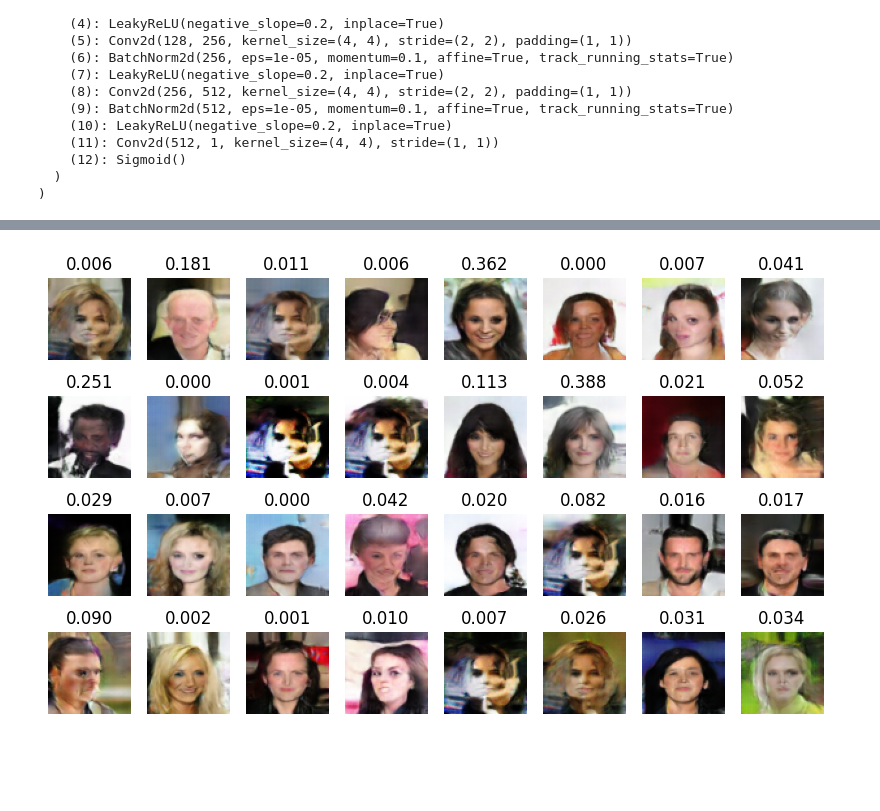
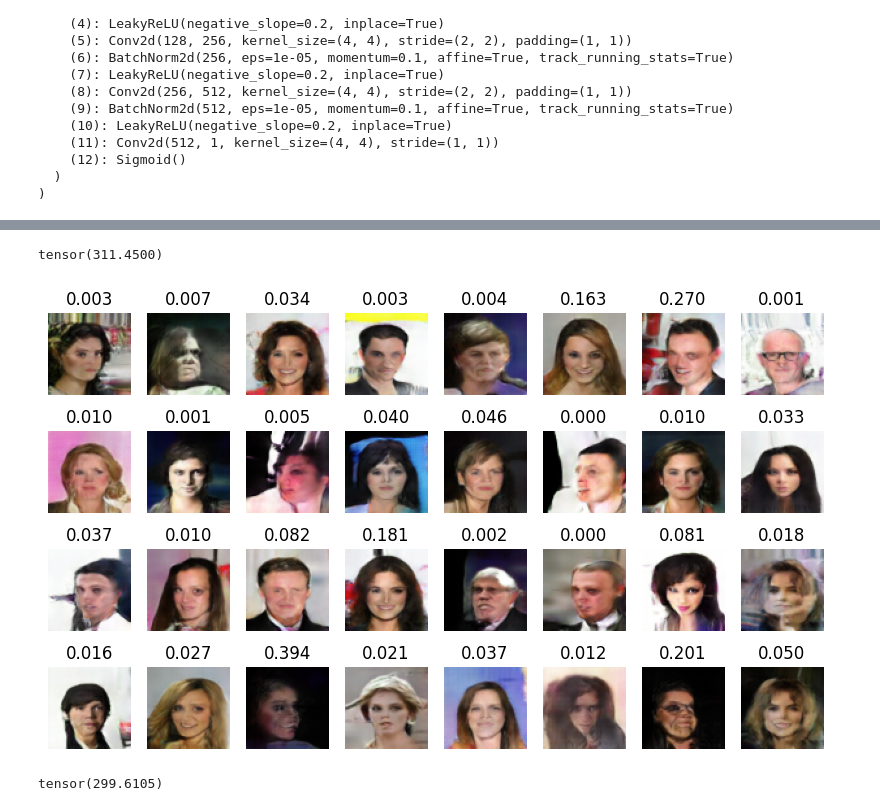
Before and after one commit to MarioAuditore/Statistics-energy-based-GAN, a Jupyter notebook: Celeba-GAN.ipynb, the cells around one changed output, grey strips where cells are left out. Saved outputs shown, nothing was run; the diff lists cells and outputs as text; code cells hidden in the pictures; blank space fills up the shorter version.

```diff
--- a/Celeba-GAN.ipynb
+++ b/Celeba-GAN.ipynb
@@ -154,25 +197,47 @@ for i in range(batch_size):
+# %%
+real = next(iter(trainloader))[0]
+fake = samples.to('cpu')
+
+fid = FrechetInceptionDistance()
+
+fid.update(real, True)
+fid.update(fake, False)
+fid.compute()
+# %% [output]
+tensor(311.4500)
 # %%
 batch_size=32
 n_dims = 100
 
 N = 10
-eps=1e-6
+eps=1e-7
 
 plt.figure(figsize=[10,12])
 
 noize=[]
 for i in range(batch_size):
     noize.append(langevin_sampling(N, n_dims, model_gen, model_disc, device, eps=eps).to('cpu'))
 noize = torch.tensor(np.array(noize))
 
 samples=model_gen(noize.to(device))
 samples=samples*0.5+0.5
 score=model_disc(model_gen(noize.to(device)))
 
 for i in range(batch_size):
     plt.subplot(8,8,i+1)
     plt.axis('off')
     plt.title(f"{score[i].cpu().detach().numpy():.3f}")
     plt.imshow(samples[i].permute(1,2,0).cpu().detach().numpy()) # 00:43<00:00,  1.35s/it
 # %% [output]
-[figure, old version]
+[figure, new version]
+# %%
+real = next(iter(trainloader))[0]
+fake = samples.to('cpu')
+
+fid = FrechetInceptionDistance()
+
+fid.update(real, True)
+fid.update(fake, False)
+fid.compute()
+# %% [output]
+tensor(299.6105)
```
Also changed, not shown: parts of 13 cells of this notebook, 1 other file.
